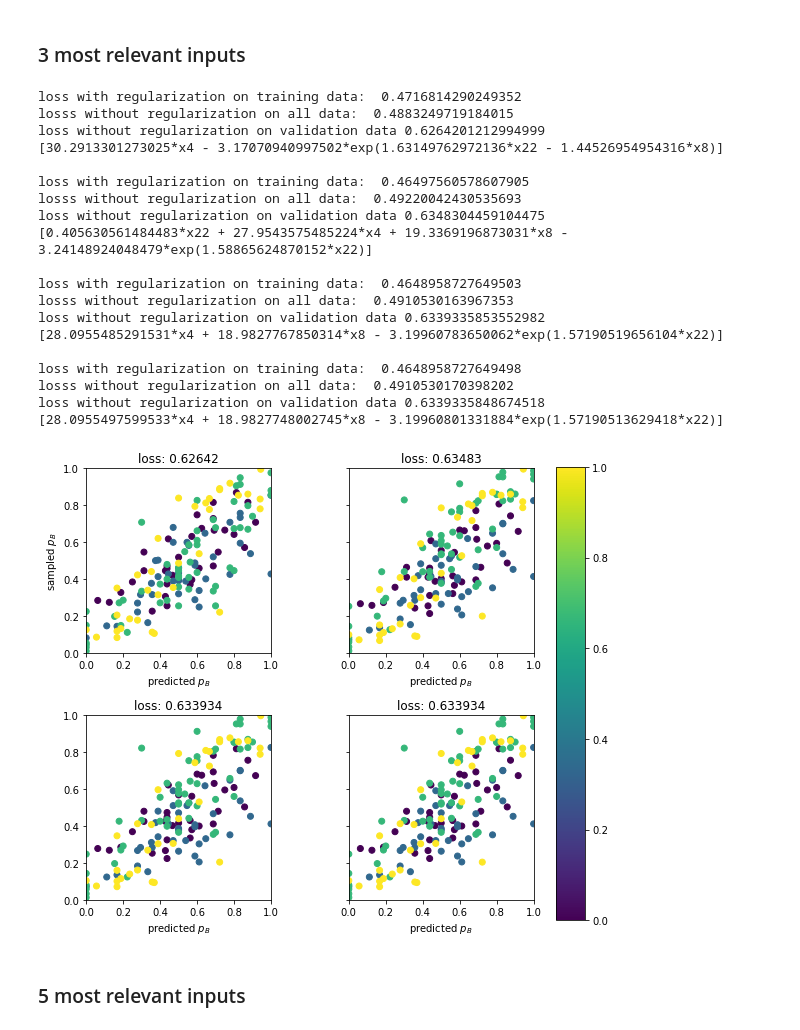
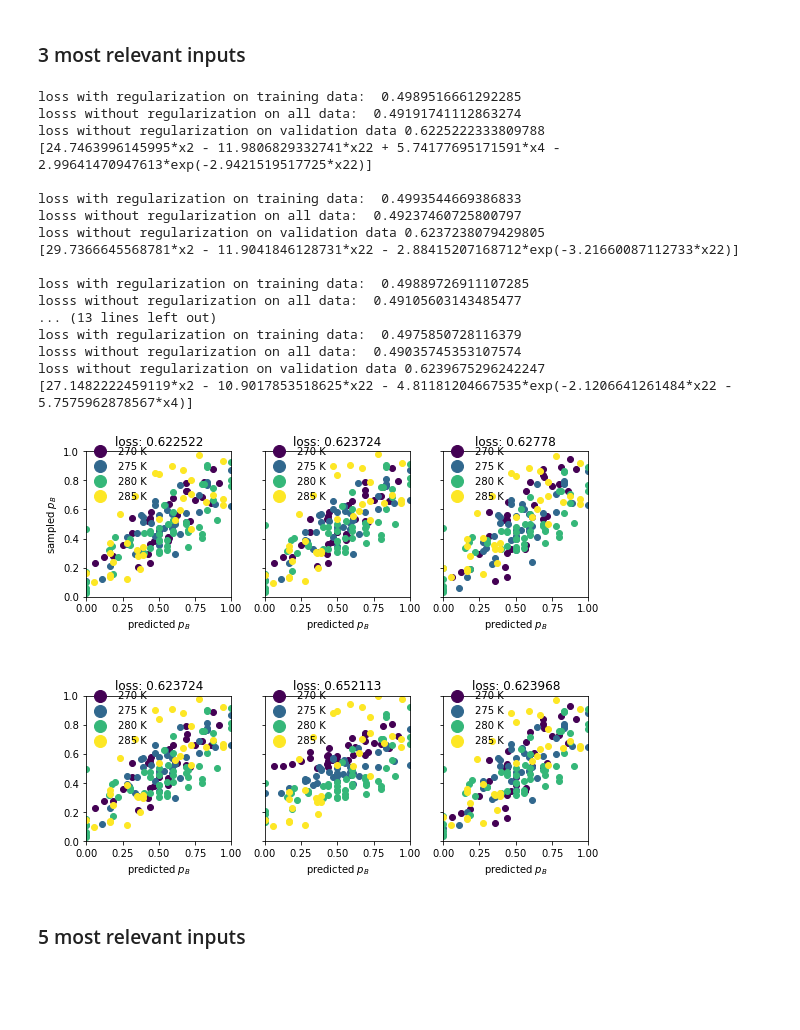
Before and after one commit to bio-phys/aimmd, a Jupyter notebook: examples/methane_clathrate/postprocessing_training_and_SymbolicRegression.ipynb, the cells around one changed output. Cells and saved outputs as stored; diff of their text form; code cells hidden in the pictures; blank space fills up the shorter version.

```diff
--- a/examples/methane_clathrate/postprocessing_training_and_SymbolicRegression.ipynb
+++ b/examples/methane_clathrate/postprocessing_training_and_SymbolicRegression.ipynb
@@ -166,12 +168,21 @@ fig, axs = plt.subplots()
 p_B = trainset_committors.shot_results[:,1] / np.sum(trainset_committors.shot_results, axis=1)
 p_B_hat = best_model(trainset_committors.descriptors)
 
-ret = axs.scatter(p_B, p_B_hat, c=trainset_committors.descriptors[:, -1])
+t1_idx = np.where(trainset_committors.descriptors[:, -1] == 0.)[0]
+t2_idx = np.where(trainset_committors.descriptors[:, -1] == 1./3.)[0]
+t3_idx = np.where(trainset_committors.descriptors[:, -1] == 2./3.)[0]
+t4_idx = np.where(trainset_committors.descriptors[:, -1] == 1.)[0]
+cmap_obj = matplotlib.cm.get_cmap('viridis')
+
+for idxs, label in zip([t1_idx, t2_idx, t3_idx, t4_idx], ['270 K', '275 K', '280 K', '285 K']):
+    color = cmap_obj(trainset_committors.descriptors[:,-1][idxs[0]])
+    axs.scatter(p_B[idxs], p_B_hat[idxs], color=color, label=label)
+
+legend = axs.legend(fontsize=12, loc=(0, 0.63), frameon=False, markerscale=2)
+
 axs.set_aspect('equal')
 axs.set_xlim(0,1)
 axs.set_xlabel("predicted $p_B$")
 axs.set_ylim(0,1)
 axs.set_ylabel("sampled $p_B$")
-
-plt.colorbar(ret);
 # %% [output]
@@ -213,7 +225,7 @@ from scipy.special import expit as sigmoid
 ### 3 most relevant inputs
 # %%
 n = 3  # how many of the most relevant coordinates to take
-skip = 10  # take only every Nth step to speed up stuff a bit
+skip = 2 # take only every Nth step to speed up stuff a bit
 
 # create training inputs for symbolic regression
 # the training inputs need to be gdual_vdoubles, since we need to be able to calculate gradients w.r.t. them
@@ -238,7 +250,7 @@ expression = aimmd.symreg.initialize_random_expression(n,  # n inputs
 
 # define/choose a loss function and a complexity regularization
 lossFX = aimmd.symreg.losses.binom_loss  # binmial loss for models predicting p_B in a two state system
-complex_fx = lambda ex: aimmd.symreg.losses.operation_count(ex, fact=0.0001)  # operation_count counts the number of elementary mathematical operations in the expression
+complex_fx = lambda ex: aimmd.symreg.losses.operation_count(ex, fact=0.0002)  # operation_count counts the number of elementary mathematical operations in the expression
 complex_fx_reduced = lambda ex: aimmd.symreg.losses.operation_count(ex, fact=0.00001)  # and multiplies it with factor to get a loss contribution
 # %%
 # here we optimize the expression
@@ -247,7 +259,7 @@ loss_sans_regulL = []
 val_lossL = []
 genesL = []
 weightsL = []
-n_iter = 4  # do it n_iter times in a row to get a feeling for the stability of the result
+n_iter = 6  # do it n_iter times in a row to get a feeling for the stability of the result
 for _ in range(n_iter):
     # initilize a new random expression every time, otherwise we would start the genetic algorithm from the previously optimized individual
     # (which would be the same as running one optimization n_iter times longer)
@@ -286,55 +298,61 @@ for vl, ll, l, g, w in zip(val_lossL, loss_sans_regulL, lossL, genesL, weightsL)
     print(expression.simplify(['x{:d}'.format(idx) for idx in max_idxs[:n]], subs_weights=True))  # print the formula, subsitute edge weights to numbers
     print()
 # %% [output]
-loss with regularization on training data:  0.4716814290249352
-losss without regularization on all data:  0.4883249719184015
-loss without regularization on validation data 0.6264201212994999
-[30.2913301273025*x4 - 3.17070940997502*exp(1.63149762972136*x22 - 1.44526954954316*x8)]
+loss with regularization on training data:  0.4989516661292285
+losss without regularization on all data:  0.49191741112863274
+loss without regularization on validation data 0.6225222333809788
+[24.7463996145995*x2 - 11.9806829332741*x22 + 5.74177695171591*x4 - 2.99641470947613*exp(-2.9421519517725*x22)]
 
-loss with regularization on training data:  0.46497560578607905
-losss without regularization on all data:  0.49220042430535693
-loss without regularization on validation data 0.6348304459104475
-[0.405630561484483*x22 + 27.9543575485224*x4 + 19.3369196873031*x8 - 3.24148924048479*exp(1.58865624870152*x22)]
+loss with regularization on training data:  0.4993544669386833
+losss without regularization on all data:  0.49237460725800797
+loss without regularization on validation data 0.6237238079429805
+[29.7366645568781*x2 - 11.9041846128731*x22 - 2.88415207168712*exp(-3.21660087112733*x22)]
 
-loss with regularization on training data:  0.4648958727649503
-losss without regularization on all data:  0.4910530163967353
-loss without regularization on validation data 0.6339335853552982
-[28.0955485291531*x4 + 18.9827767850314*x8 - 3.19960783650062*exp(1.57190519656104*x22)]
-
-loss with regularization on training data:  0.4648958727649498
-losss without regularization on all data:  0.4910530170398202
-loss without regularization on validation data 0.6339335848674518
-[28.0955497599533*x4 + 18.9827748002745*x8 - 3.19960801331884*exp(1.57190513629418*x22)]
+loss with regularization on training data:  0.49889726911107285
+losss without regularization on all data:  0.49105603143485477
+... (13 lines left out)
+loss with regularization on training data:  0.4975850728116379
+losss without regularization on all data:  0.49035745353107574
+loss without regularization on validation data 0.6239675296242247
+[27.1482222459119*x2 - 10.9017853518625*x22 - 4.81181204667535*exp(-2.1206641261484*x22 - 5.7575962878567*x4)]
 # %%
 # plot the expression predictions on the validation data
-fig, axs = plt.subplots(ncols=n_iter // 2, nrows=n_iter // 2, sharey=True, figsize=(8, 7))
+fig, axs = plt.subplots(ncols=n_iter // 2, nrows=2, sharey=True, figsize=(8, 7))
+
+t1_idx = np.where(trainset_committors.descriptors[:, -1] == 0.)[0]
+t2_idx = np.where(trainset_committors.descriptors[:, -1] == 1./3.)[0]
+t3_idx = np.where(trainset_committors.descriptors[:, -1] == 2./3.)[0]
+t4_idx = np.where(trainset_committors.descriptors[:, -1] == 1.)[0]
+cmap_obj = matplotlib.cm.get_cmap('viridis')
 
 for axnum, ax in enumerate(axs.flatten()):
     p_B = trainset_committors.shot_results[:,1] / np.sum(trainset_committors.shot_results, axis=1)
 
     # set genome and weights in expression
     expression.set(genesL[axnum])
     expression.set_weights(weightsL[axnum])
     # predict p_B
     q_B = expression([pyaudi.gdual_vdouble(trainset_committors.descriptors[:, i]) for i in max_idxs[:n]])[0].constant_cf
     p_B_hat = sigmoid(q_B)
 
     # plot it, again with color for the temperature
-    ret = ax.scatter(p_B, p_B_hat, c=trainset_committors.descriptors[:, -1])
+    for idxs, label in zip([t1_idx, t2_idx, t3_idx, t4_idx], ['270 K', '275 K', '280 K', '285 K']):
+        color = cmap_obj(trainset_committors.descriptors[:,-1][idxs[0]])
+        ax.scatter(p_B[idxs], p_B_hat[idxs], color=color, label=label)
+
+    legend = ax.legend(fontsize=10, loc=(0, 0.63), frameon=False, markerscale=2)
 
     ax.set_title(f"loss: {round(val_lossL[axnum], 6)}")
     ax.set_aspect('equal')
     ax.set_xlim(0,1)
     ax.set_xlabel("predicted $p_B$")
     ax.set_ylim(0,1)
     if axnum == 0:
         ax.set_ylabel("sampled $p_B$")
 
-cbar_ax = fig.add_axes([0.95, 0.05, 0.05, 0.9])
-plt.colorbar(ret, cbar_ax);
 fig.tight_layout()
 # %% [output]
-[figure, old version]
+[figure, new version]
 # %% [markdown]
 ### 5 most relevant inputs
 # %%
```
Also changed, not shown: parts of 9 cells of this notebook, 6 other files.
